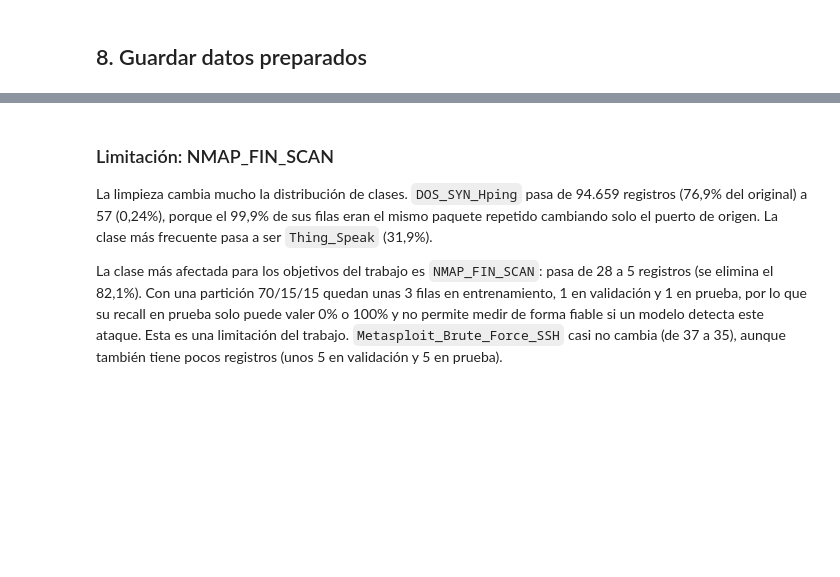
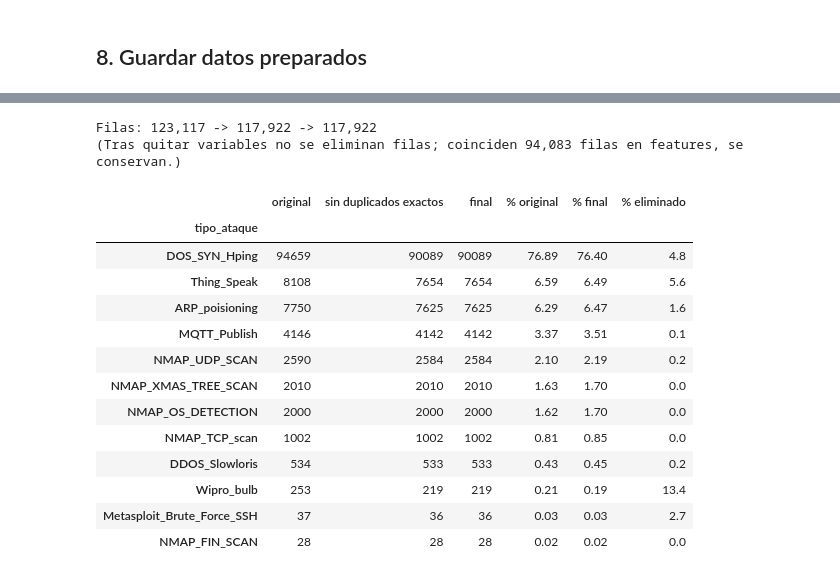
Before and after one commit to franciscosdafas133/ML_Aplicado_IoT, a Jupyter notebook: preparacion_datos.ipynb, the cells around one changed output, grey strips where cells are left out. Saved outputs shown, nothing was run; the diff lists cells and outputs as text; code cells hidden in the pictures; blank space fills up the shorter version.

Commit message:
Conservar filas con features repetidas y eliminar solo duplicados exactos
Co-Authored-By: Claude Opus 5.5 <noreply@anthropic.com>

```diff
--- a/preparacion_datos.ipynb
+++ b/preparacion_datos.ipynb
@@ -482,11 +483,0 @@ Filas duplicadas tras eliminar variables: 94,083 (79.8%)
-# %%
-antes = data["tipo_ataque"].value_counts()
-data = data.drop_duplicates()
-despues = data["tipo_ataque"].value_counts()
-
-comparacion = pd.DataFrame({"antes": antes, "después": despues})
-comparacion["eliminadas"] = comparacion["antes"] - comparacion["después"]
-comparacion["% eliminado"] = (comparacion["eliminadas"] / comparacion["antes"] * 100).round(1)
-
-print(f"Filas: {antes.sum():,} -> {despues.sum():,}")
-comparacion
@@ -514,9 +483,0 @@ cada conexión es realmente distinta. No se pierde información: cada patrón di
-# %%
-variables = data.columns.drop("tipo_ataque")
-contradictorias = data.duplicated(subset=variables, keep=False)
-
-print(f"Filas con las mismas variables y distinto tipo_ataque: {contradictorias.sum()}")
-print(data.loc[contradictorias, "tipo_ataque"].value_counts())
-
-data = data[~contradictorias]
-data.shape
@@ -620,11 +566,34 @@ Filas: 123,117 -> 117,922 -> 23,839 -> 23,822
-# %% [markdown]
-### Limitación: NMAP_FIN_SCAN
-La limpieza cambia mucho la distribución de clases. `DOS_SYN_Hping` pasa de 94.659 registros (76,9% del original)
-a 57 (0,24%), porque el 99,9% de sus filas eran el mismo paquete repetido cambiando solo el puerto de origen. La
-clase más frecuente pasa a ser `Thing_Speak` (31,9%).
-
-La clase más afectada para los objetivos del trabajo es `NMAP_FIN_SCAN`: pasa de 28 a 5 registros (se elimina el
-82,1%). Con una partición 70/15/15 quedan unas 3 filas en entrenamiento, 1 en validación y 1 en prueba, por lo que
-su recall en prueba solo puede valer 0% o 100% y no permite medir de forma fiable si un modelo detecta este ataque.
-Esta es una limitación del trabajo. `Metasploit_Brute_Force_SSH` casi no cambia (de 37 a 35), aunque también tiene
-pocos registros (unos 5 en validación y 5 en prueba).
+# %%
+etapa_original = pd.read_csv("RT_IOT2022", index_col=0).rename(columns=nombres_nuevos)
+etapa_sin_dup = etapa_original.drop_duplicates()
+
+resumen_clases = pd.DataFrame({
+    "original": etapa_original["tipo_ataque"].value_counts(),
+    "sin duplicados exactos": etapa_sin_dup["tipo_ataque"].value_counts(),
+    "final": data["tipo_ataque"].value_counts(),
+}).sort_values("original", ascending=False)
+
+resumen_clases["% original"] = (resumen_clases["original"] / resumen_clases["original"].sum() * 100).round(2)
+resumen_clases["% final"] = (resumen_clases["final"] / resumen_clases["final"].sum() * 100).round(2)
+resumen_clases["% eliminado"] = ((1 - resumen_clases["final"] / resumen_clases["original"]) * 100).round(1)
+
+print(f"Filas: {len(etapa_original):,} -> {len(etapa_sin_dup):,} -> {len(data):,}")
+print(f"(Tras quitar variables no se eliminan filas; coinciden {int(data.duplicated().sum()):,} filas en features, se conservan.)")
+resumen_clases
+# %% [output]
+Filas: 123,117 -> 117,922 -> 117,922
+(Tras quitar variables no se eliminan filas; coinciden 94,083 filas en features, se conservan.)
+|  | original | sin duplicados exactos | final | % original | % final | % eliminado |
+| tipo_ataque |  |  |  |  |  |  |
+| DOS_SYN_Hping | 94659 | 90089 | 90089 | 76.89 | 76.40 | 4.8 |
+| Thing_Speak | 8108 | 7654 | 7654 | 6.59 | 6.49 | 5.6 |
+| ARP_poisioning | 7750 | 7625 | 7625 | 6.29 | 6.47 | 1.6 |
+| MQTT_Publish | 4146 | 4142 | 4142 | 3.37 | 3.51 | 0.1 |
+| NMAP_UDP_SCAN | 2590 | 2584 | 2584 | 2.10 | 2.19 | 0.2 |
+| NMAP_XMAS_TREE_SCAN | 2010 | 2010 | 2010 | 1.63 | 1.70 | 0.0 |
+| NMAP_OS_DETECTION | 2000 | 2000 | 2000 | 1.62 | 1.70 | 0.0 |
+| NMAP_TCP_scan | 1002 | 1002 | 1002 | 0.81 | 0.85 | 0.0 |
+| DDOS_Slowloris | 534 | 533 | 533 | 0.43 | 0.45 | 0.2 |
+| Wipro_bulb | 253 | 219 | 219 | 0.21 | 0.19 | 13.4 |
+| Metasploit_Brute_Force_SSH | 37 | 36 | 36 | 0.03 | 0.03 | 2.7 |
+| NMAP_FIN_SCAN | 28 | 28 | 28 | 0.02 | 0.02 | 0.0 |
```
Also changed, not shown: parts of 14 cells of this notebook, 2 other files.
